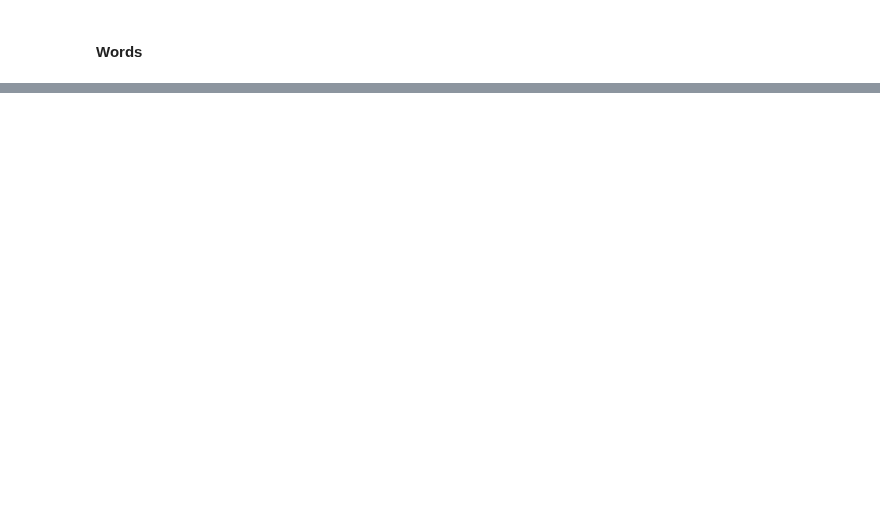
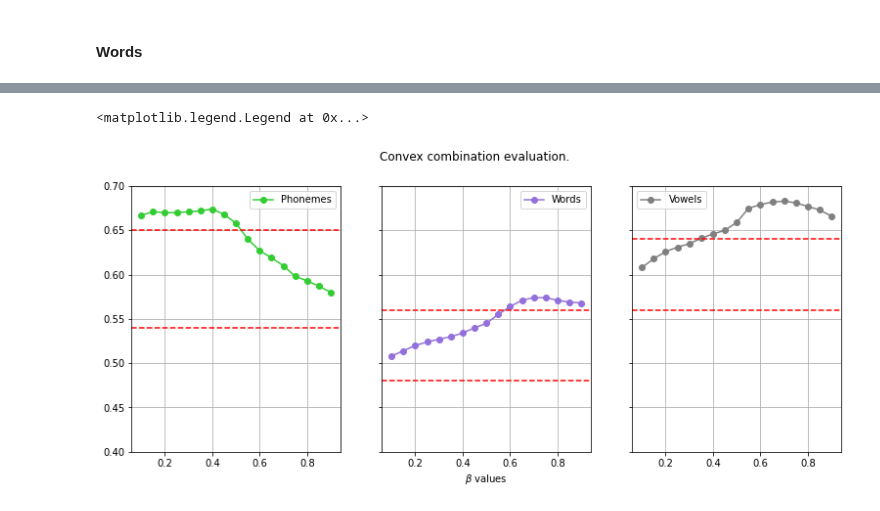
Before and after one commit to jdvalera19/Parkinson-Multimodal-Cross-Attention, a Jupyter notebook: View_result copy.ipynb, the cells around one changed output, grey strips where cells are left out. Drawn from its saved outputs; the diff is of its cells as text; code cells hidden in the pictures; blank space fills up the shorter version.

```diff
--- a/View_result copy.ipynb
+++ b/View_result copy.ipynb
@@ -124,0 +127,28 @@ V:0.9 ; A:0.1 ; AUC:0.46
+# %%
+fig, axs = plt.subplots(1, 3, figsize=(13,5), sharey=True)
+fig.suptitle('Convex combination evaluation.')
+
+axs[0].plot(data_phonemes["Alphas"], data_phonemes["AUC"], 'o-', label="Phonemes", color = 'limegreen')
+axs[0].grid(0.5)
+axs[0].set_ylim(0.4, 0.7)
+axs[0].axhline(y=0.54, color="red", linestyle="--")
+axs[0].axhline(y=0.65, color="red", linestyle="--")
+axs[0].legend()
+
+axs[1].plot(data_words["Alphas"]   , data_words["AUC"], 'o-', label="Words", color = "mediumpurple")
+axs[1].grid(0.5)
+axs[1].set_ylim(0.4, 0.7)
+axs[1].axhline(y=0.48, color="red", linestyle="--")
+axs[1].axhline(y=0.56, color="red", linestyle="--")
+axs[1].legend()
+axs[1].set_xlabel('$\\beta$ values')
+
+axs[2].plot(data_vowels["Alphas"]  , data_vowels["AUC"], 'o-', label="Vowels", color="Gray")
+axs[2].grid(0.5)
+axs[2].set_ylim(0.4, 0.7)
+axs[2].axhline(y=0.56, color="red", linestyle="--")
+axs[2].axhline(y=0.64, color="red", linestyle="--")
+axs[2].legend()
+# %% [output]
+<matplotlib.legend.Legend at 0x...>
+[figure, added]
```
Also changed, not shown: parts of 4 cells of this notebook, 1 other file.
